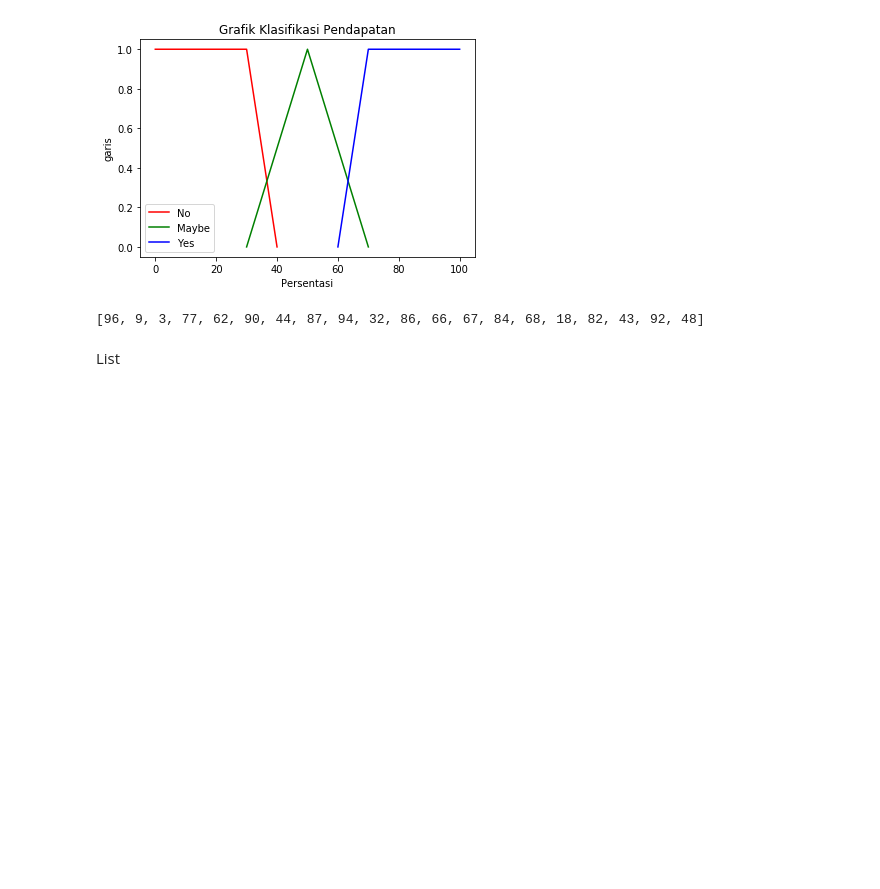
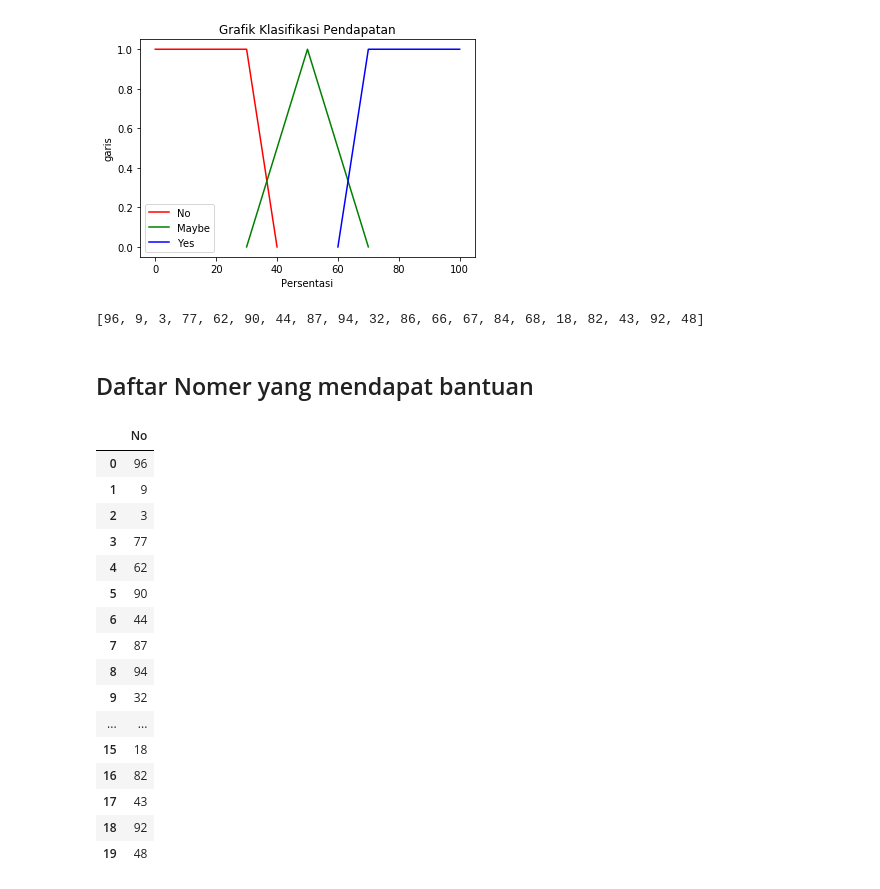
Before and after one commit to bastomy/TUGAS2_AI_1301178418, a Jupyter notebook: Main.ipynb, the cells around one changed output. Drawn from its saved outputs; the diff is of its cells as text; code cells hidden in the pictures; blank space fills up the shorter version.

```diff
--- a/Main.ipynb
+++ b/Main.ipynb
@@ -277,5 +277,25 @@ result = pd.DataFrame({
 # %%
 result.to_csv('prediction.csv', index = False)
 result_role = pd.read_csv("prediction.csv")
-# %% [markdown]
-List
+# %% [markdown]
+## Daftar Nomer yang mendapat bantuan
+# %%
+result_role
+# %% [output]
+|  | No |
+| 0 | 96 |
+| 1 | 9 |
+| 2 | 3 |
+| 3 | 77 |
+| 4 | 62 |
+| 5 | 90 |
+| 6 | 44 |
+| 7 | 87 |
+| 8 | 94 |
+| 9 | 32 |
+| ... | ... |
+| 15 | 18 |
+| 16 | 82 |
+| 17 | 43 |
+| 18 | 92 |
+| 19 | 48 |
```
Also changed, not shown: parts of 1 cell of this notebook, 4 other files.
